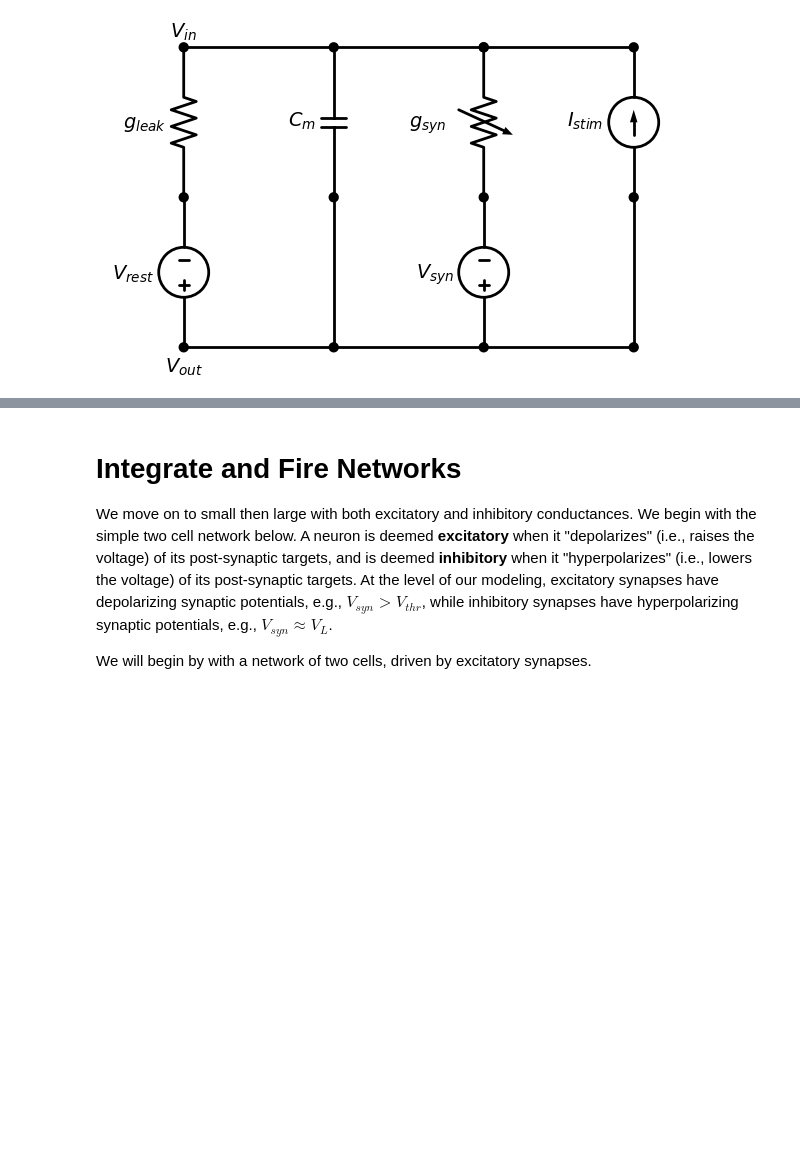
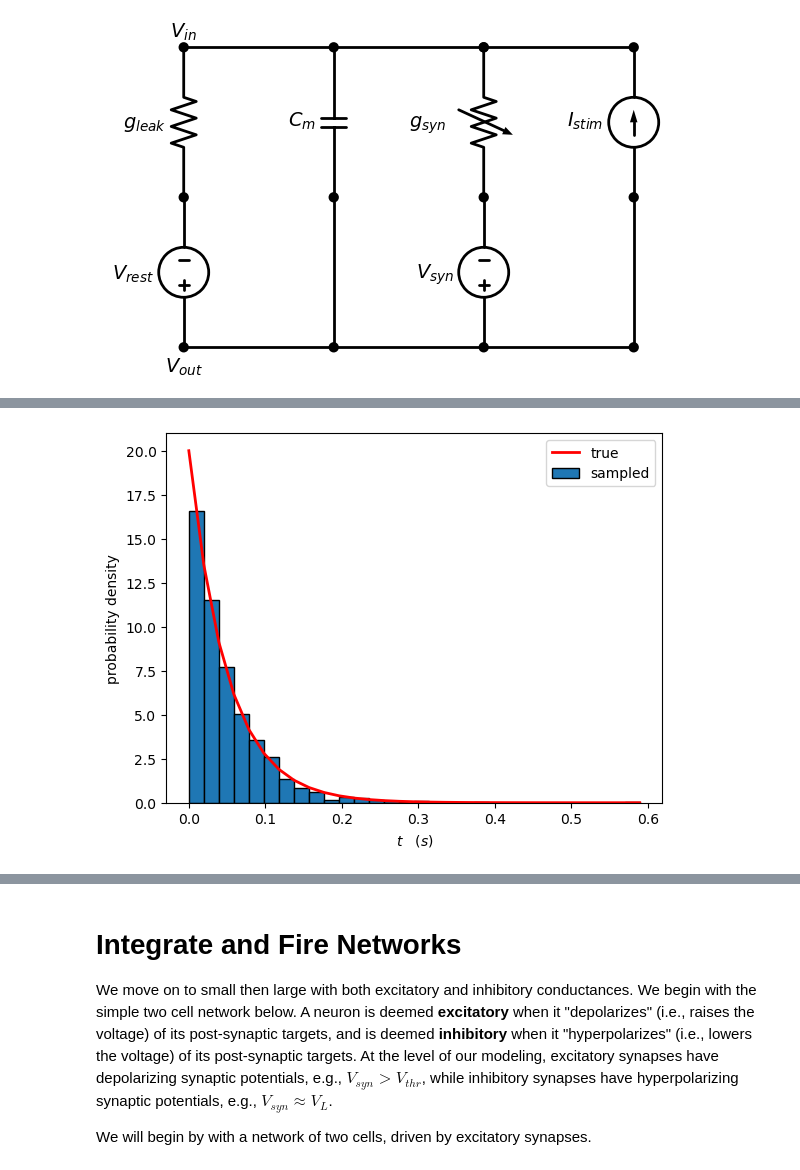
Before and after one commit to steve-cox-LA/EGlove, a Jupyter notebook: TassPlatform.ipynb, the cells around one changed output, grey strips where cells are left out. Cells and saved outputs as stored; diff of their text form; code cells hidden in the pictures; blank space fills up the shorter version.

```diff
--- a/TassPlatform.ipynb
+++ b/TassPlatform.ipynb
@@ -390,0 +392,19 @@ ax2.set_ylabel('$(mV)$', fontsize=14);
+# %%
+# sample the exponential distribution
+
+import numpy as np
+import matplotlib.pyplot as plt
+
+rate = 20   # Hz
+
+t_exp = np.random.exponential(1/rate, 1000)     # interspike intervals
+
+count, bins, ignored = plt.hist(t_exp, 30, density=True, edgecolor='black')
+
+plt.plot(bins, rate*np.exp(-rate*bins), linewidth=2, color='r')
+
+plt.legend(['true','sampled'])
+plt.xlabel('$t$   $(s)$')
+plt.ylabel('probability density');
+# %% [output]
+[figure, added]
```
Also changed, not shown: parts of 20 cells of this notebook.
